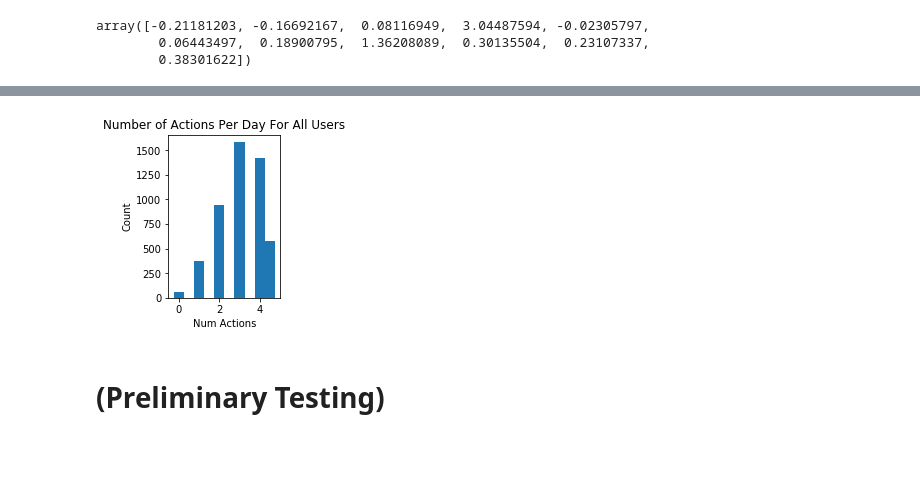
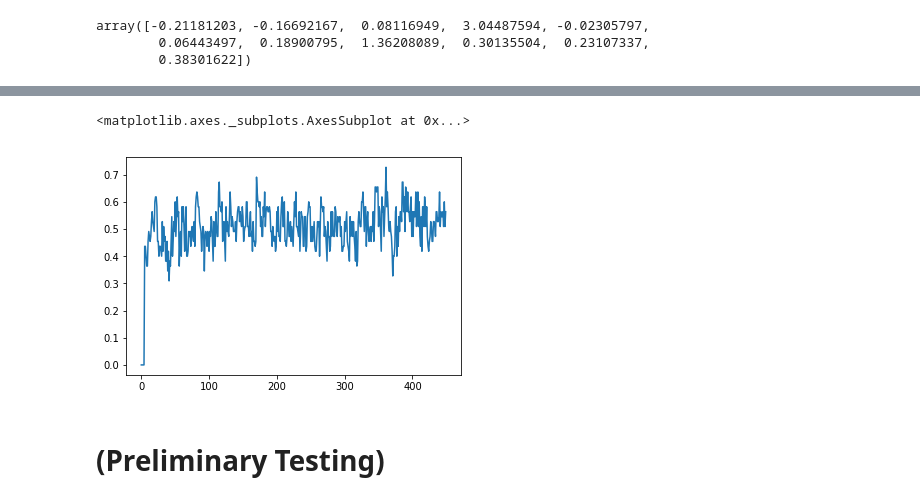
Before and after one commit to isaacxia10/heartsteps, a Jupyter notebook: BanditAlg/New Bandit Algorithm/banditThompsonCent-2.ipynb, the cells around one changed output, grey strips where cells are left out. Cells and saved outputs as stored; diff of their text form; code cells hidden in the pictures; blank space fills up the shorter version.

```diff
--- a/BanditAlg/New Bandit Algorithm/banditThompsonCent-2.ipynb
+++ b/BanditAlg/New Bandit Algorithm/banditThompsonCent-2.ipynb
@@ -450,6 +487,8 @@ N_new = 55
 T_new = 90
 
 S, R, A = read_data(N, T, t, nBaseline)
-resids, Etas_fit = resid_regression(N, T, t, nBaseline, R, A, S)
+resids, Etas_fit, resid_model = resid_regression(N, T, t, nBaseline, R, A, S)
 resids_new, A_new, S_new = generate_new_users(resids, A, S, N_new, T_new, T, t)
 I_new = np.ones_like(A_new)
+# %%
+resids, Etas_fit, resid_model = resid_regression(N, T, t, nBaseline, R, A, S)
@@ -553,11 +650,11 @@ def run_simulation(coef0, coef1, S_sim, I_sim, resids_sim, reward_func, prior_mo
         for day in range(T):
 
             rwd = np.zeros(t)
-            featVec = np.zeros((nBaseline,t))
+#             featVec = np.zeros((nBaseline,t))
             #Cycle thru decision points in each day
             for dpt in range(t):
                 #Generate random state vector
-                featVec[:,dpt] = S_sim[sim_user_index, day, dpt]
+#                 featVec[:,dpt] = S_sim[sim_user_index, day, dpt]
                 user_resid = resids_sim[sim_user_index, day, dpt]
                 if no_resid_flag:
                     user_resid = 0
@@ -584,7 +681,6 @@ def run_simulation(coef0, coef1, S_sim, I_sim, resids_sim, reward_func, prior_mo
 
                 #Receive reward from the universe.
                 rwd[dpt] = reward_func(S_sim[sim_user_index, day, dpt], action[sim_user_index, day, dpt], coef0, coef1, user_resid)
-                rwd[dpt] = reward_func(S_sim[sim_user_index, day, dpt], action[sim_user_index, day, dpt], coef0, coef1, user_resid)
 
 
                 #What was expected regret given probability chosen by bandit?
@@ -602,7 +698,7 @@ def run_simulation(coef0, coef1, S_sim, I_sim, resids_sim, reward_func, prior_mo
 
 
                 # Record optimal probability; sometimes reward will be same between actions
-                opt[sim_user_index, day, dpt] = 0.8 * (rwd[1] > rwd[0]) + 0.2 * (rwd[1] <= rwd[0])
+                opt[sim_user_index, day, dpt] = 0.8 * (rwd1 > rwd0) + 0.2 * (rwd1 <= rwd0)
 
             #Perform bandit updates at end of day
             for dpt in range(t):
@@ -762,17 +719,8 @@ plot_QM6b(regret, prob, action, opt)
-# %%
-# QM 6c
-def plot_QM6c(regret, prob, action, opt, y_size = 3, x_size = 5):
-    ''' Time Series of number of actions taken across all N users for all t
-    '''
-    fig,ax = plt.subplots(1, 1, figsize = (x_size, y_size))
-    ax.hist((np.sum(action.reshape((N_new, T_new, t)),axis=-1)).flatten(),align='left')
-    ax.set_title('Number of Actions Per Day For All Users')
-    ax.set_ylabel('Count')
-    ax.set_xlabel('Num Actions')
-
-plot_QM6c(regret, prob, action, opt)
-# %% [output]
-[figure, removed]
+# %%
+pd.DataFrame(prob.T).applymap(lambda col: col in [0.2, 0.8]).mean(axis=1).plot()
+# %% [output]
+<matplotlib.axes._subplots.AxesSubplot at 0x...>
+[figure, added]
 # %% [markdown]
 # (Preliminary Testing)
 # %%
```
Also changed, not shown: parts of 51 cells of this notebook, 1 other file.
